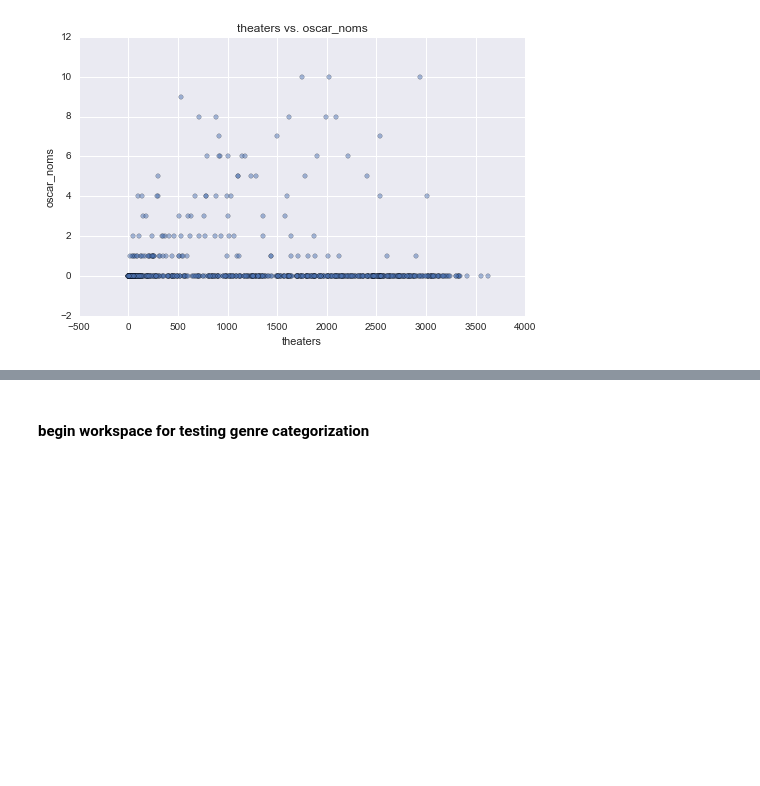
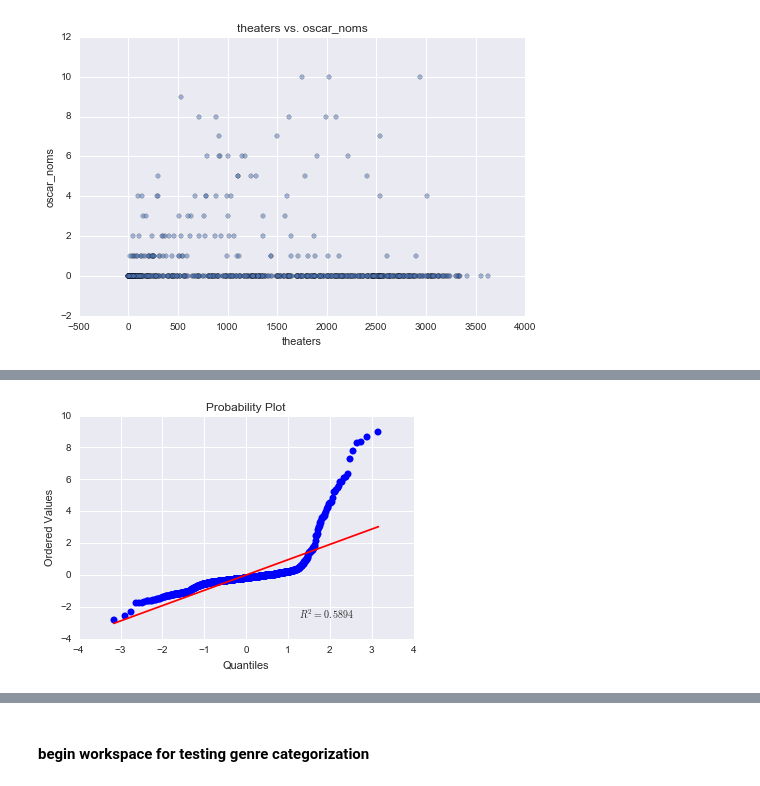
Before and after one commit to dianalam/movie-predictor, a Jupyter notebook: luther-analysis.ipynb, the cells around one changed output, grey strips where cells are left out. Cells and saved outputs as stored; diff of their text form; code cells hidden in the pictures; blank space fills up the shorter version.

```diff
--- a/luther-analysis.ipynb
+++ b/luther-analysis.ipynb
@@ -522,0 +806,2 @@ train['rating2'] = train['clean_rating'].apply
+# %%
+train_resid, train_mse = validate(m2, X, y)
@@ -522,0 +818,5 @@ train['rating2'] = train['clean_rating'].apply
+# %%
+stats.probplot(train_resid, dist="norm", plot=plt)
+plt.show()
+# %% [output]
+[figure, added]
```
Also changed, not shown: parts of 64 cells of this notebook, 1 other file.
